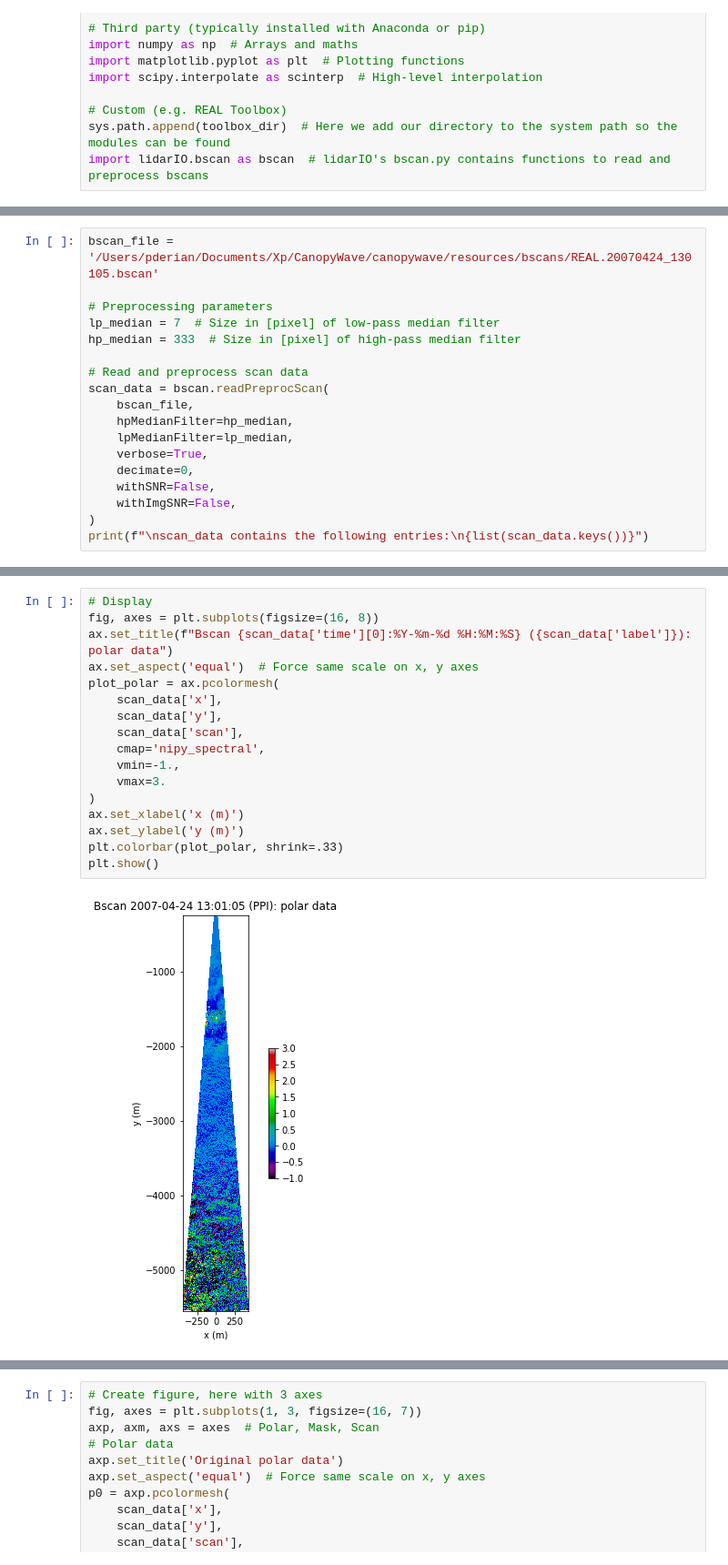
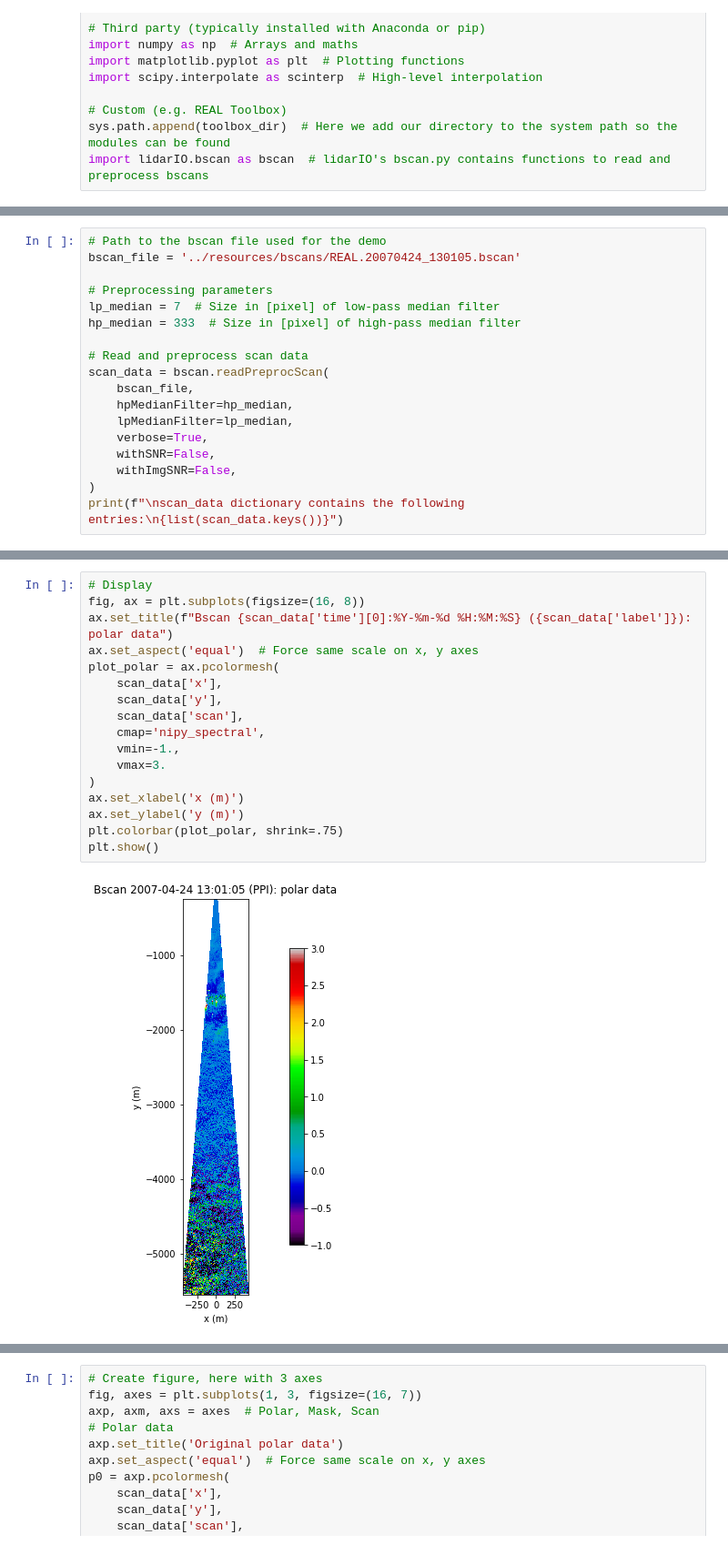
Before and after one commit to pderian/canopywave, a Jupyter notebook: notebooks/toolbox_demo.ipynb, the cells around one changed output, grey strips where cells are left out. Shown: that part at 91% size. Saved outputs shown, nothing was run; the diff lists cells and outputs as text.

Commit message:
completed basic toolbox demo w/ additional comments

```diff
--- a/notebooks/toolbox_demo.ipynb
+++ b/notebooks/toolbox_demo.ipynb
@@ -42,5 +56,6 @@ import lidarIO.bscan as bscan  # lidarIO's bscan.py contains functions to read a
 # %%
-bscan_file = '/Users/pderian/Documents/Xp/CanopyWave/canopywave/resources/bscans/REAL.20070424_130105.bscan'
+# Path to the bscan file used for the demo
+bscan_file = '../resources/bscans/REAL.20070424_130105.bscan'
 
 # Preprocessing parameters
 lp_median = 7  # Size in [pixel] of low-pass median filter
@@ -52,9 +67,8 @@ scan_data = bscan.readPreprocScan(
     hpMedianFilter=hp_median,
     lpMedianFilter=lp_median,
     verbose=True,
-    decimate=0,
     withSNR=False,
     withImgSNR=False,
 )
-print(f"\nscan_data contains the following entries:\n{list(scan_data.keys())}")
+print(f"\nscan_data dictionary contains the following entries:\n{list(scan_data.keys())}")
 # %% [output]
@@ -68,22 +84,22 @@ scan_data contains the following entries:
 # %%
 # Display
-fig, axes = plt.subplots(figsize=(16, 8))
+fig, ax = plt.subplots(figsize=(16, 8))
 ax.set_title(f"Bscan {scan_data['time'][0]:%Y-%m-%d %H:%M:%S} ({scan_data['label']}): polar data")
 ax.set_aspect('equal')  # Force same scale on x, y axes
 plot_polar = ax.pcolormesh(
     scan_data['x'],
     scan_data['y'],
     scan_data['scan'],
     cmap='nipy_spectral',
     vmin=-1.,
     vmax=3.
 )
 ax.set_xlabel('x (m)')
 ax.set_ylabel('y (m)')
-plt.colorbar(plot_polar, shrink=.33)
+plt.colorbar(plot_polar, shrink=.75)
 plt.show()
 # %% [output]
-[figure, old version]
+[figure, new version]
 # %% [markdown]
 # Grid the scan and display
 
```
Also changed, not shown: parts of 11 cells of this notebook.
